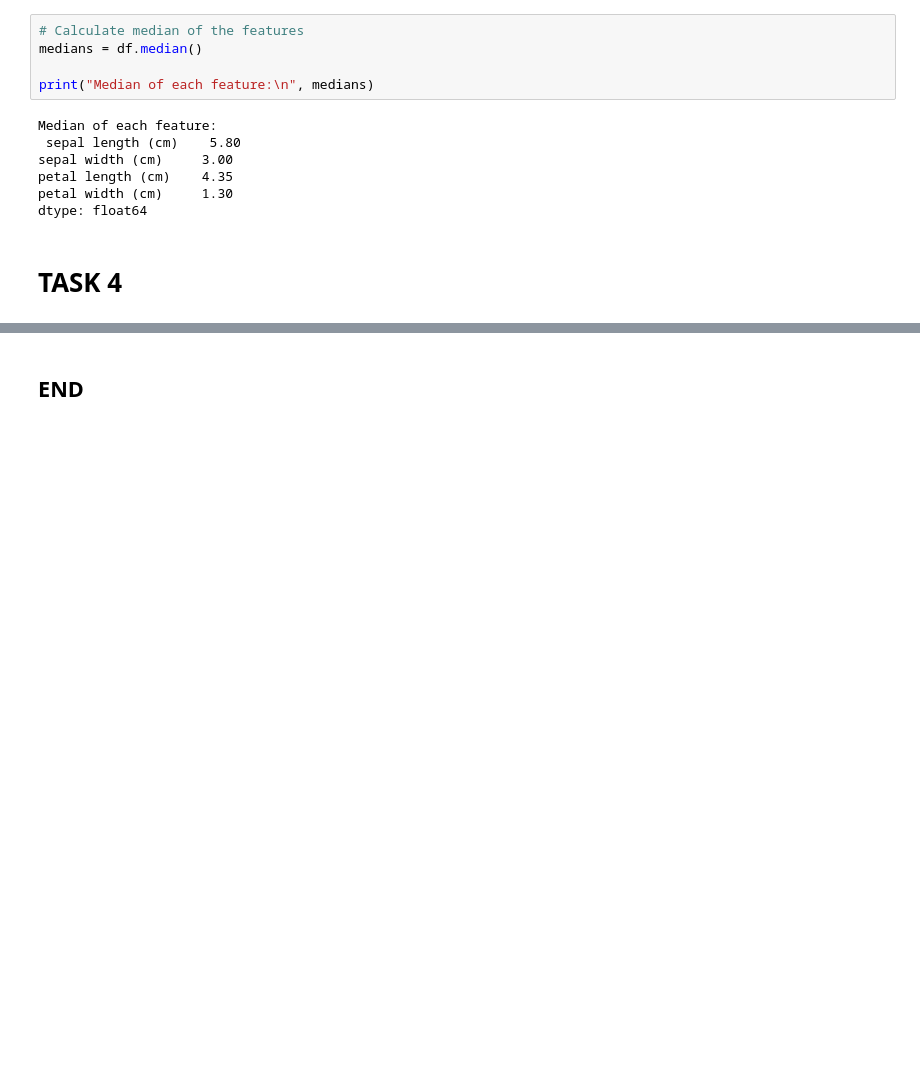
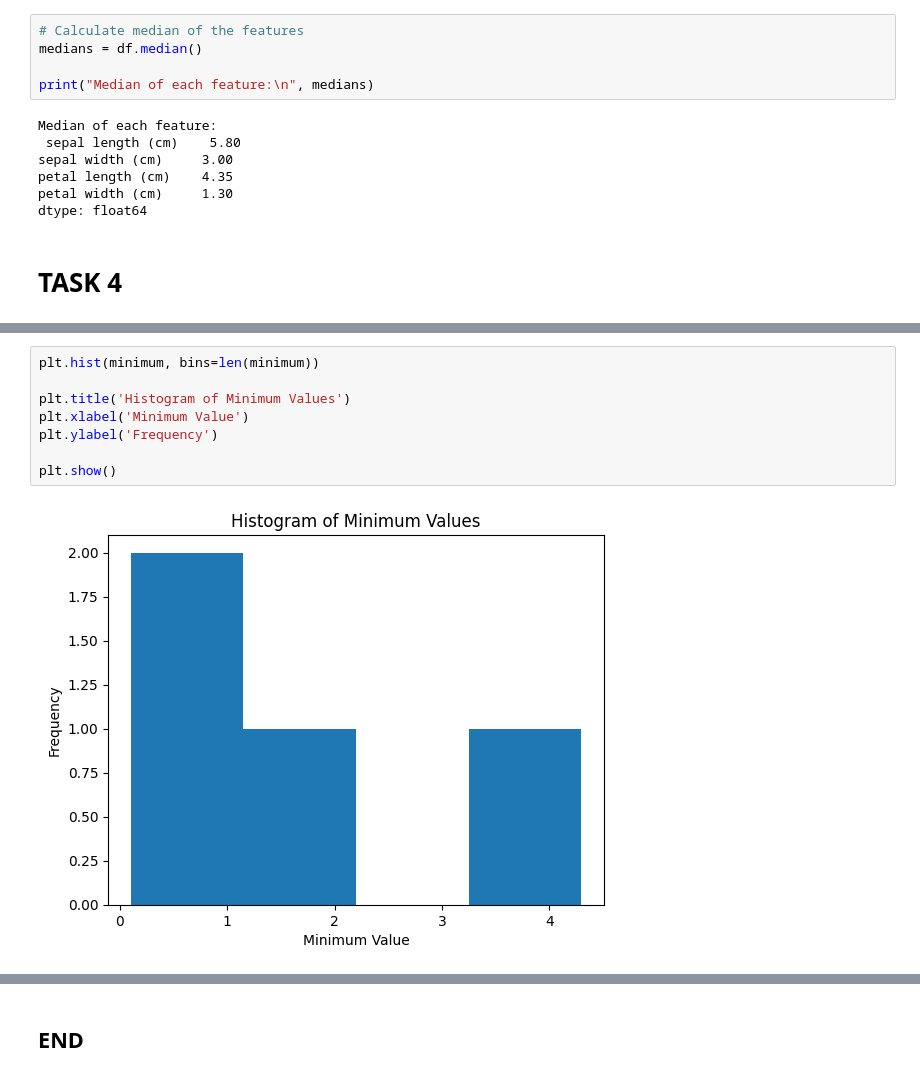
Before and after one commit to IgnacioRiboldi/principles_of_data_analytics, a Jupyter notebook: tasks.ipynb, the cells around one changed output, grey strips where cells are left out. Cells and saved outputs as stored; diff of their text form; blank space fills up the shorter version.

```diff
--- a/tasks.ipynb
+++ b/tasks.ipynb
@@ -142,0 +146,10 @@ AttributeError: module 'numpy' has no attribute 'range'
+# %%
+plt.hist(minimum, bins=len(minimum))
+
+plt.title('Histogram of Minimum Values')
+plt.xlabel('Minimum Value')
+plt.ylabel('Frequency')
+
+plt.show()
+# %% [output]
+[figure, added]
```
Also changed, not shown: parts of 4 cells of this notebook.
